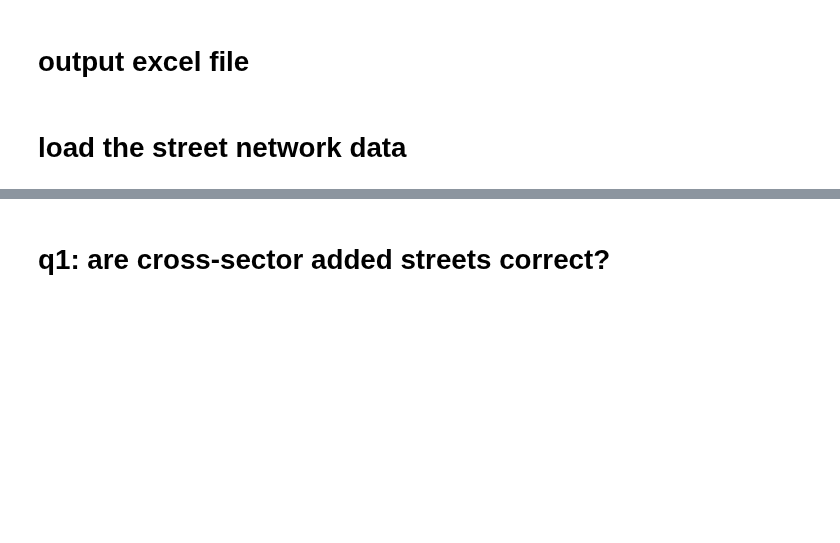
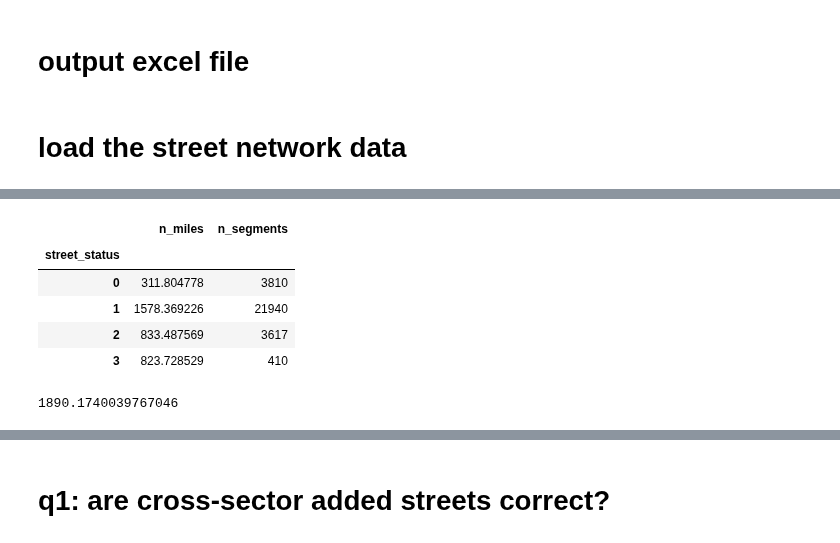
Before and after one commit to mike-babb/seattle_streets, a Jupyter notebook: code/step_05_prepare_graphs_and_stats.ipynb, the cells around one changed output, grey strips where cells are left out. Cells and saved outputs as stored; diff of their text form; code cells hidden in the pictures; blank space fills up the shorter version.

```diff
--- a/code/step_05_prepare_graphs_and_stats.ipynb
+++ b/code/step_05_prepare_graphs_and_stats.ipynb
@@ -57,0 +92,2 @@ check_df.head()
+# %%
+gdf['n_segments'] = int(1)
@@ -58,3 +104,19 @@ check_df.head()
+# %%
+col_names = ['ord_stname_concat', 'street_status', 'dist_miles']
+gdf.groupby(by = col_names[1:2]).agg(n_miles = ('dist_miles', 'sum'),
+                                     n_segments = ('n_segments', 'sum'))
+# %% [output]
+|  | n_miles | n_segments |
+| street_status |  |  |
+| 0 | 311.804778 | 3810 |
+| 1 | 1578.369226 | 21940 |
+| 2 | 833.487569 | 3617 |
+| 3 | 823.728529 | 410 |
+# %%
+# total road miles in the study area
+gdf.loc[gdf['street_status'].isin([0, 1]), 'dist_miles'].sum()
+# %% [output]
+1890.1740039767046
 # %%
 # simple count of road miles
 col_names = ['street_status_desc', 'dist_miles']
```
Also changed, not shown: parts of 47 cells of this notebook, 6 other files.
